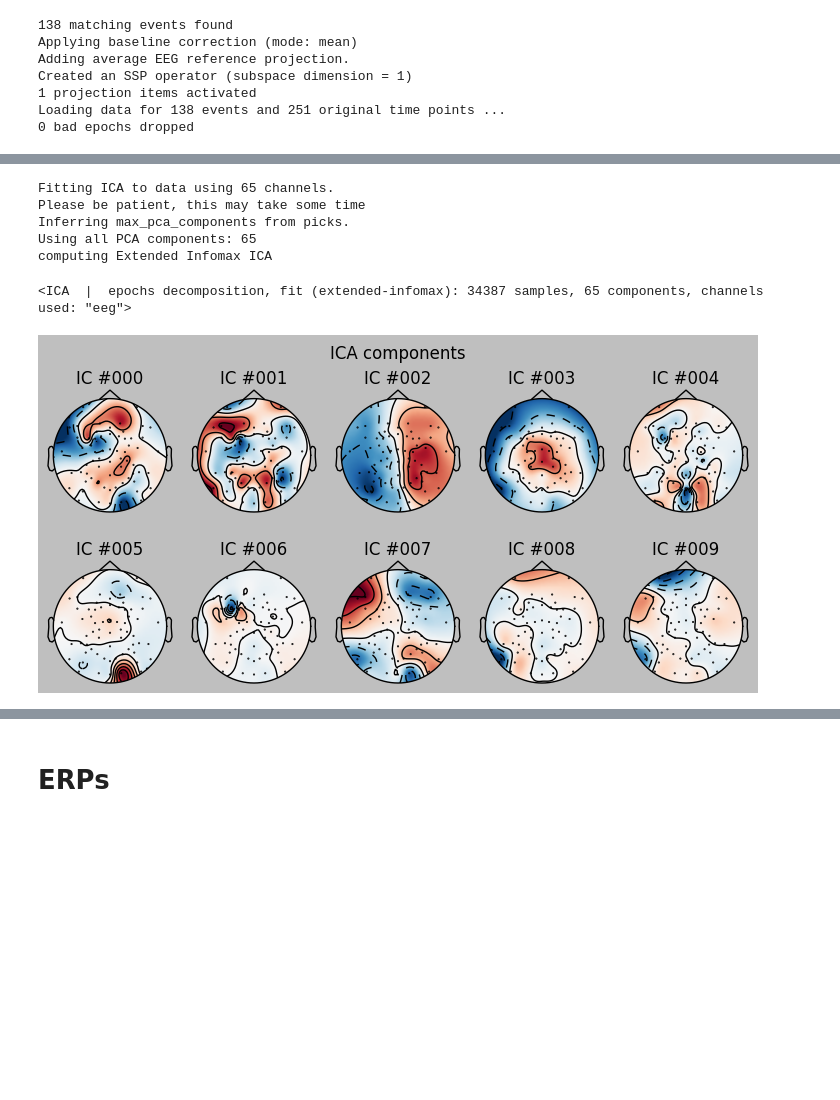
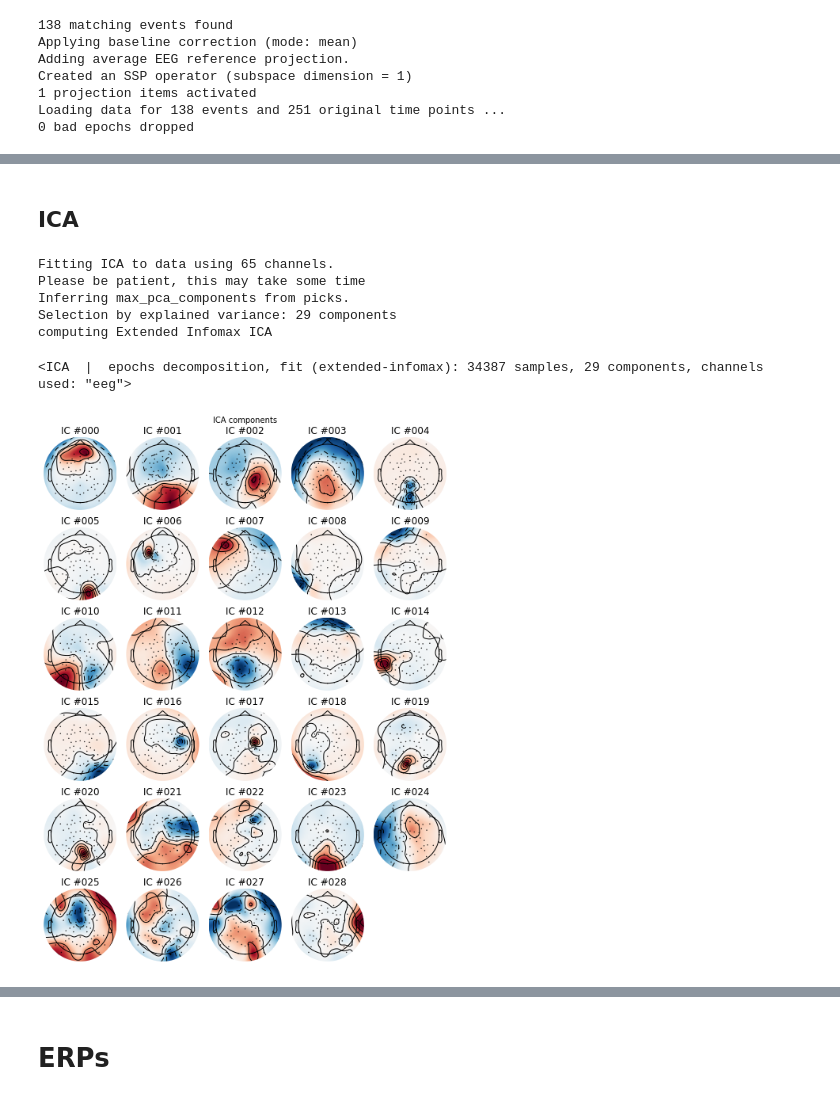
Before and after one commit to mmagnuski/mozg-rozpajton, a Jupyter notebook: notebooks/podstawy mne.ipynb, the cells around one changed output, grey strips where cells are left out. Drawn from its saved outputs; the diff is of its cells as text; code cells hidden in the pictures; blank space fills up the shorter version.

```diff
--- a/notebooks/podstawy mne.ipynb
+++ b/notebooks/podstawy mne.ipynb
@@ -25,0 +31,4 @@ fls
+# %%
+# widzimy powyżej pliki .fdt .set i .raw - chcemy tylko raw, pomoże nam list comprehension:
+fls = [f for f in fls if f.endswith('.raw')]
+fls
@@ -166,17 +225,19 @@ Z opisu wyniżej wnioskujemy, że jedna epoka została usunięta. Czas na ica:
+# %% [markdown]
+## ICA
 # %%
 from mne.preprocessing import ICA
-ica = ICA(method='extended-infomax')
+ica = ICA(method='extended-infomax', n_components=0.98, max_iter=380)
 # %%
 ica.fit(ep)
 # %% [output]
 Fitting ICA to data using 65 channels.
 Please be patient, this may take some time
 Inferring max_pca_components from picks.
-Using all PCA components: 65
+Selection by explained variance: 29 components
 computing Extended Infomax ICA
-<ICA  |  epochs decomposition, fit (extended-infomax): 34387 samples, 65 components, channels used: "eeg">
+<ICA  |  epochs decomposition, fit (extended-infomax): 34387 samples, 29 components, channels used: "eeg">
 # %%
-ica.plot_components(picks=range(10))
+ica.plot_components(picks=range(29), outlines='skirt');
 # %% [output]
-[figure, old version]
+[figure, new version]
 # %%
```
Also changed, not shown: parts of 46 cells of this notebook.
